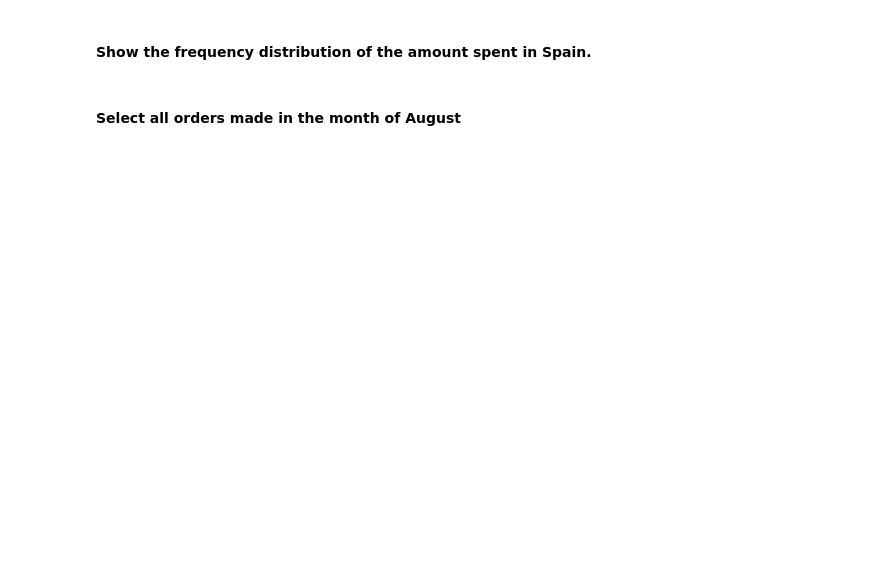
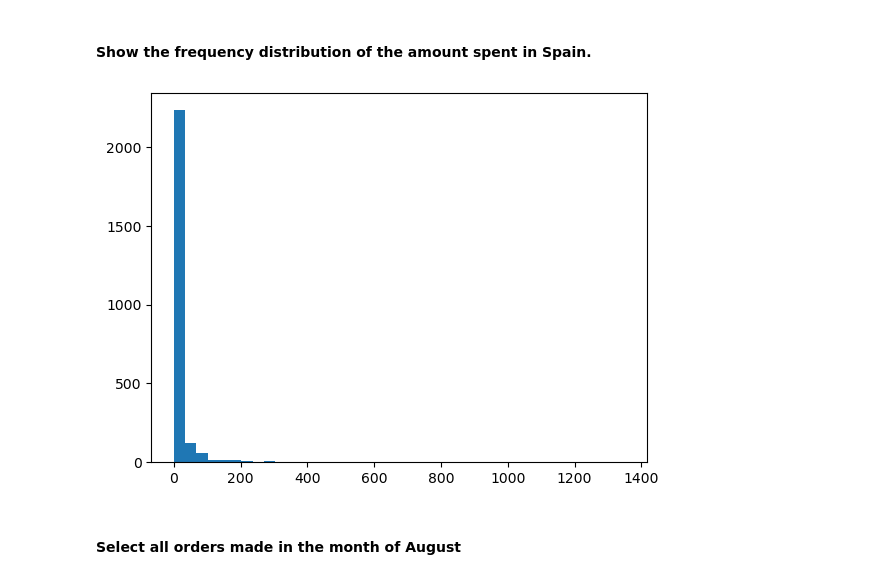
Before and after one commit to Ironhack-Data-Madrid-Octubre-2023/5.1-lab_subsetting_and_descriptive_stats, a Jupyter notebook: your-code/main.ipynb, the cells around one changed output. Drawn from its saved outputs; the diff is of its cells as text; code cells hidden in the pictures; blank space fills up the shorter version.

```diff
--- a/your-code/main.ipynb
+++ b/your-code/main.ipynb
@@ -289,5 +283,6 @@ employee.groupby('Department')['Salary'].agg(['mean','min',max])
 # %% [markdown]
 #### Open the Orders.csv dataset. Name your dataset orders
 # %%
-orders = pd.read_csv('Orders.zip/orders.csv')
+orders = pd.read_csv('Orders.zip', encoding='latin1')
+orders
 # %% [output]
@@ -345,2 +462,9 @@ FileNotFoundError: [Errno 2] No such file or directory: 'Orders.zip/orders.csv'
+# %%
+import matplotlib.pyplot as plt
+x =orders[orders['Country']=='Spain']['amount_spent']
+
+plt.hist(x, bins=40);
+# %% [output]
+[figure, added]
 # %% [markdown]
 #### Select all orders made in the month of August
```
Also changed, not shown: parts of 37 cells of this notebook.
